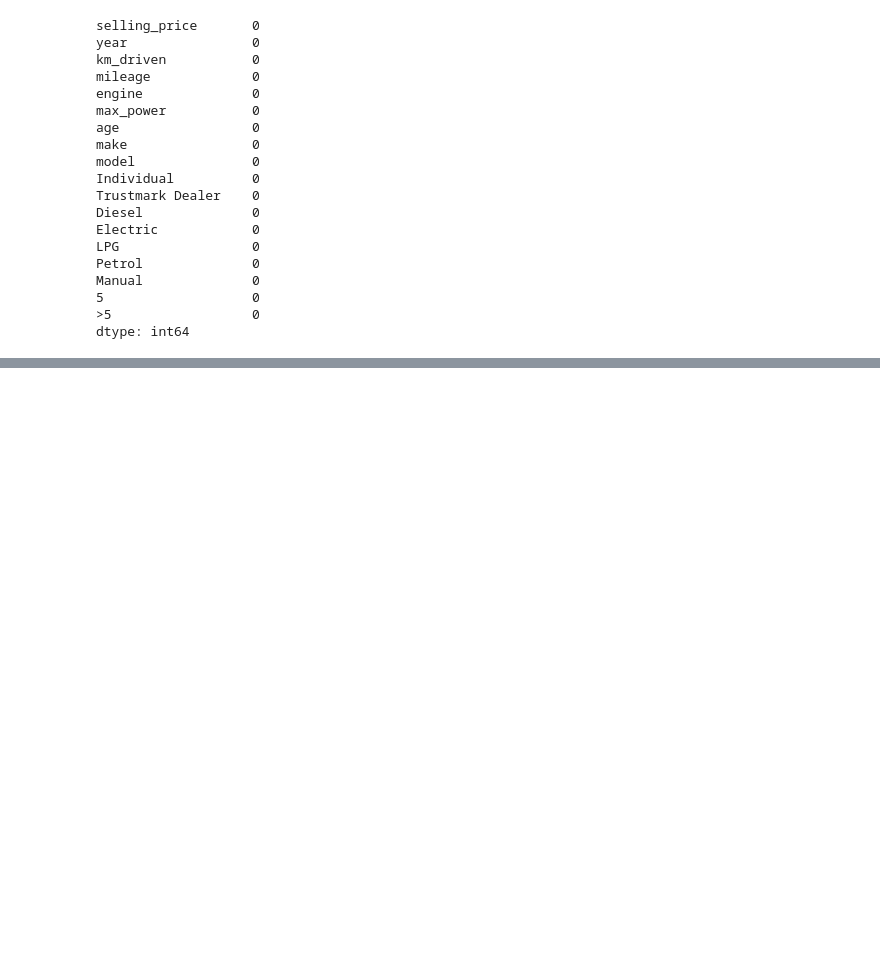
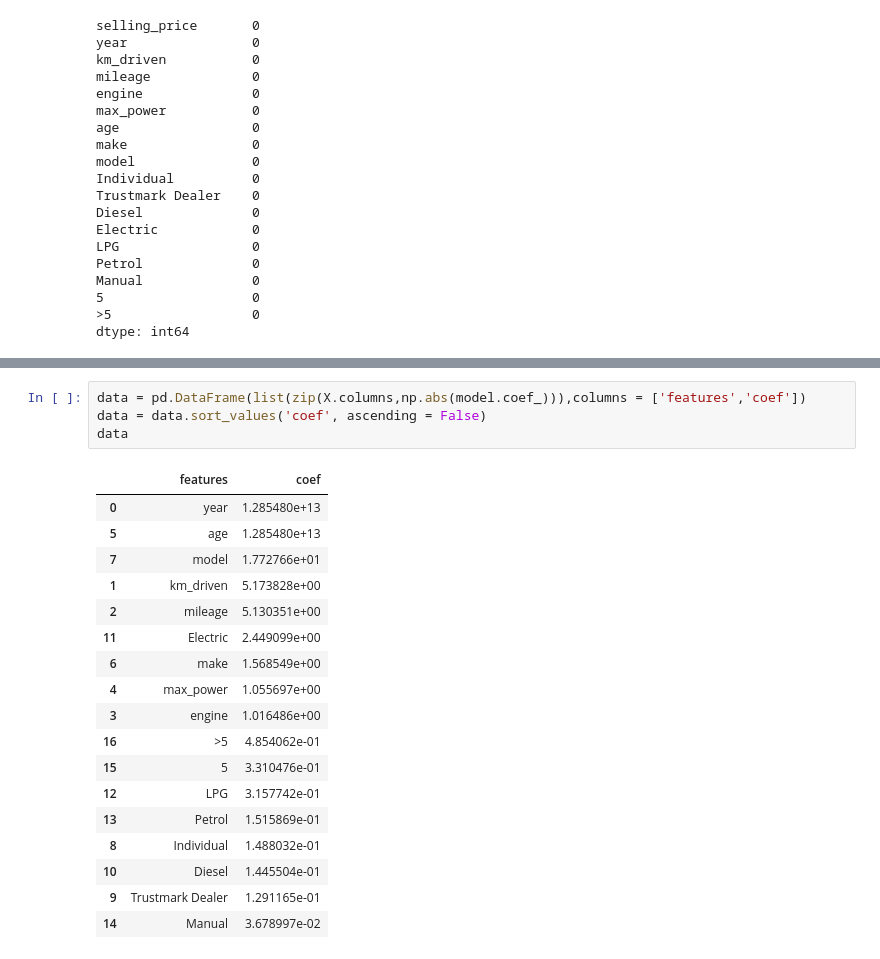
Before and after one commit to imrobin2498/Kaggle, a Jupyter notebook: cars-24-price-prediction.ipynb, the cells around one changed output, grey strips where cells are left out. Drawn from its saved outputs; the diff is of its cells as text; blank space fills up the shorter version.

```diff
--- a/cars-24-price-prediction.ipynb
+++ b/cars-24-price-prediction.ipynb
@@ -54,0 +144,23 @@ dtype: int64
+# %%
+data = pd.DataFrame(list(zip(X.columns,np.abs(model.coef_))),columns = ['features','coef'])
+data = data.sort_values('coef', ascending = False)
+data
+# %% [output]
+|  | features | coef |
+| 0 | year | 1.285480e+13 |
+| 5 | age | 1.285480e+13 |
+| 7 | model | 1.772766e+01 |
+| 1 | km_driven | 5.173828e+00 |
+| 2 | mileage | 5.130351e+00 |
+| 11 | Electric | 2.449099e+00 |
+| 6 | make | 1.568549e+00 |
+| 4 | max_power | 1.055697e+00 |
+| 3 | engine | 1.016486e+00 |
+| 16 | >5 | 4.854062e-01 |
+| 15 | 5 | 3.310476e-01 |
+| 12 | LPG | 3.157742e-01 |
+| 13 | Petrol | 1.515869e-01 |
+| 8 | Individual | 1.488032e-01 |
+| 10 | Diesel | 1.445504e-01 |
+| 9 | Trustmark Dealer | 1.291165e-01 |
+| 14 | Manual | 3.678997e-02 |
```
Also changed, not shown: parts of 17 cells of this notebook.
